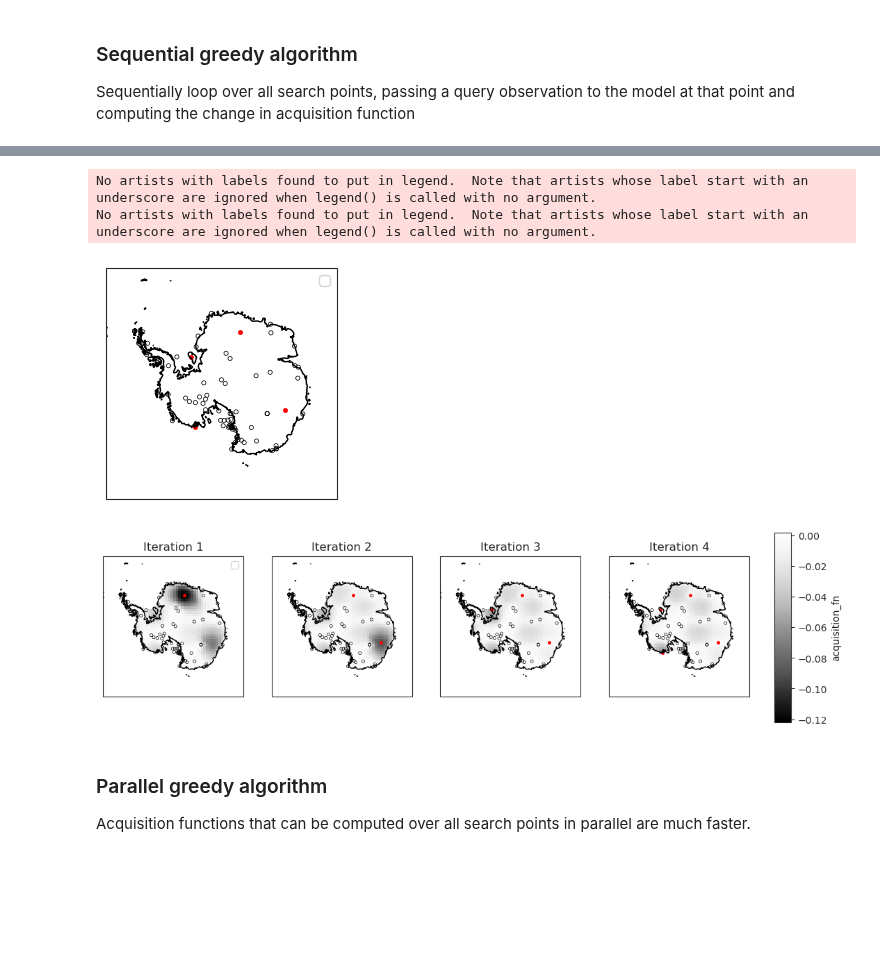
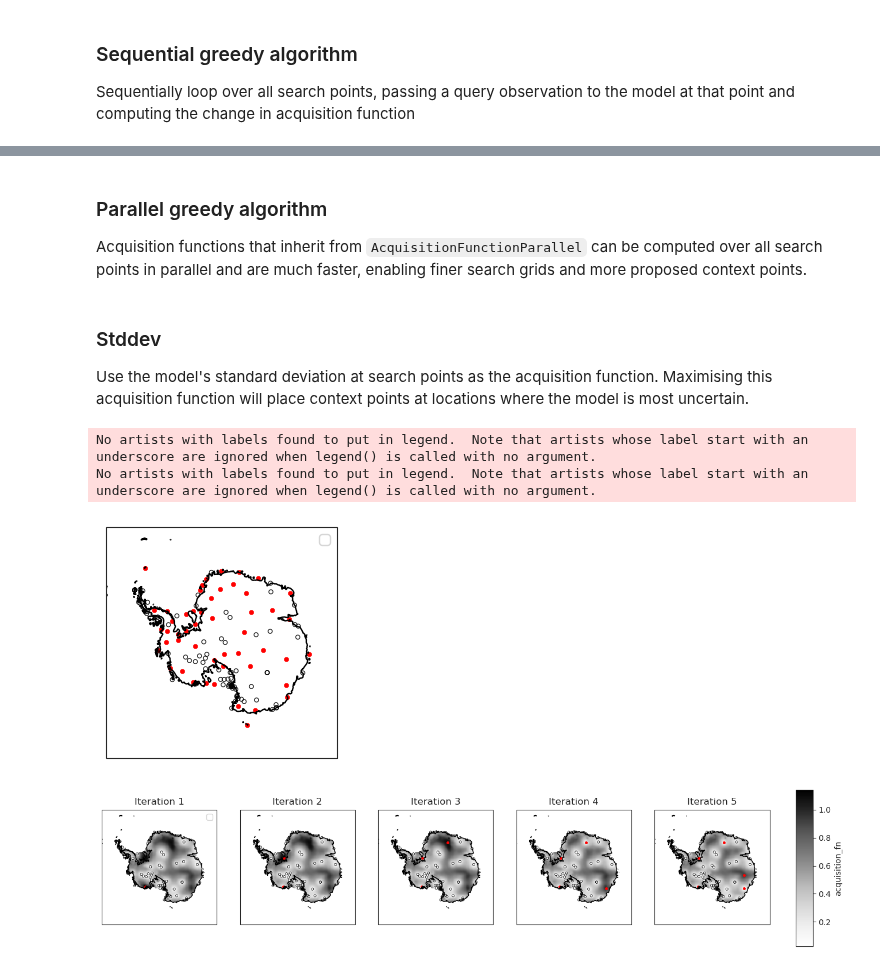
Before and after one commit to alan-turing-institute/deepsensor, a Jupyter notebook: notebooks/active_learning.ipynb, the cells around one changed output, grey strips where cells are left out. Cells and saved outputs as stored; diff of their text form; code cells hidden in the pictures; blank space fills up the shorter version.

```diff
--- a/notebooks/active_learning.ipynb
+++ b/notebooks/active_learning.ipynb
@@ -283,15 +264,7 @@ X_new_df, acquisition_fn_ds = greedy_alg(acquisition_fn, task)
-# %%
-fig = deepsensor.plot.placements(task, X_new_df, data_processor, crs, extent=(-3.5e6, 3.5e6, -3.5e6, 3.5e6))
-fig = deepsensor.plot.acquisition_fn(task, acquisition_fn_ds, X_new_df, data_processor, crs)
-# %% [output]
-No artists with labels found to put in legend.  Note that artists whose label start with an underscore are ignored when legend() is called with no argument.
-No artists with labels found to put in legend.  Note that artists whose label start with an underscore are ignored when legend() is called with no argument.
-[figure, removed]
-[figure, removed]
 # %% [markdown]
 ### Parallel greedy algorithm
 
-Acquisition functions that can be computed over all search points in parallel are much faster.
+Acquisition functions that inherit from `AcquisitionFunctionParallel` can be computed over all search points in parallel and are much faster, enabling finer search grids and more proposed context points.
 # %%
 greedy_alg = GreedyAlgorithm(
     model=model,
@@ -301,3 +274,21 @@ greedy_alg = GreedyAlgorithm(
     X_t_mask=mask_ds,  # Mask out ocean from target points
     N_new_context=50,
 )
+# %% [markdown]
+### Stddev
+
+Use the model's standard deviation at search points as the acquisition function. Maximising this acquisition function will place context points at locations where the model is most uncertain.
+# %%
+from deepsensor.active_learning.acquisition_fns import Stddev
+dates = pd.date_range("2020-01-01", "2020-12-31", freq="1D")[::7]
+tasks = task_loader(dates, (X_c, "all"))
+acquisition_fn = Stddev(model)
+X_new_df, acquisition_fn_ds = greedy_alg(acquisition_fn, tasks, "max")
+
+fig = deepsensor.plot.placements(task, X_new_df, data_processor, crs, extent=(-3.5e6, 3.5e6, -3.5e6, 3.5e6))
+fig = deepsensor.plot.acquisition_fn(task, acquisition_fn_ds.sel(iteration=slice(0, 4)), X_new_df, data_processor, crs, cmap="Greys")
+# %% [output]
+No artists with labels found to put in legend.  Note that artists whose label start with an underscore are ignored when legend() is called with no argument.
+No artists with labels found to put in legend.  Note that artists whose label start with an underscore are ignored when legend() is called with no argument.
+[figure, added]
+[figure, added]
```
Also changed, not shown: parts of 29 cells of this notebook.
